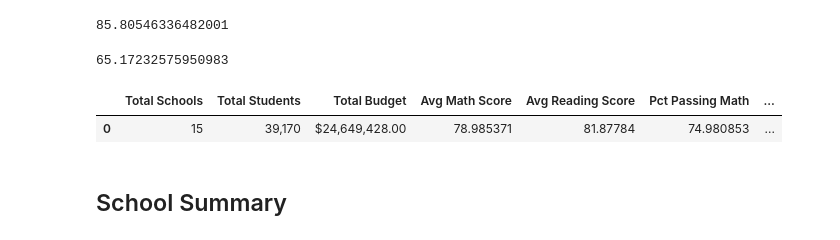
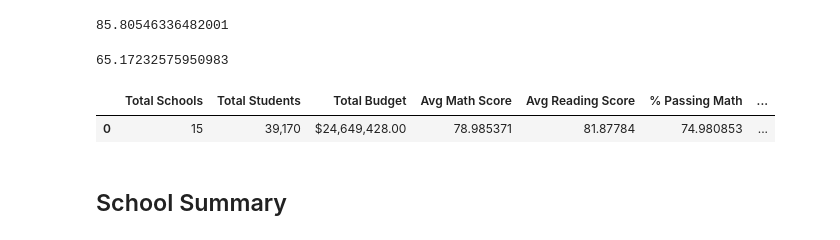
Before and after one commit to S-Bonillas/Mod4-School-District-Analysis, a Jupyter notebook: PyCitySchools/PyCitySchools_Analysis.ipynb, the cells around one changed output. Drawn from its saved outputs; the diff is of its cells as text; code cells hidden in the pictures.

```diff
--- a/PyCitySchools/PyCitySchools_Analysis.ipynb
+++ b/PyCitySchools/PyCitySchools_Analysis.ipynb
@@ -121,26 +135,26 @@ overall_passing_rate
 # %%
 # Create a high-level snapshot of the district's key metrics in a DataFrame
 district_summary = pd.DataFrame(
     {
         "Total Schools": [school_count],
         "Total Students": [student_count],
         "Total Budget": [total_budget],
         "Avg Math Score": [average_math_score],
         "Avg Reading Score": [average_reading_score],
-        "Pct Passing Math": [passing_math_percentage],
-        "Pct Passing Reading": [passing_reading_percentage],
+        "% Passing Math": [passing_math_percentage],
+        "% Passing Reading": [passing_reading_percentage],
         "Overall Passing Rate": [overall_passing_rate]
         }
 )
 
 # # Formatting
 district_summary["Total Students"] = district_summary["Total Students"].map("{:,}".format)
 district_summary["Total Budget"] = district_summary["Total Budget"].map("${:,.2f}".format)
 
 # Display the DataFrame
 district_summary
 # %% [output]
-|  | Total Schools | Total Students | Total Budget | Avg Math Score | Avg Reading Score | Pct Passing Math | ... |
+|  | Total Schools | Total Students | Total Budget | Avg Math Score | Avg Reading Score | % Passing Math | ... |
 | 0 | 15 | 39,170 | $24,649,428.00 | 78.985371 | 81.87784 | 74.980853 | ... |
 # %% [markdown]
 ## School Summary
```
Also changed, not shown: parts of 16 cells of this notebook.
